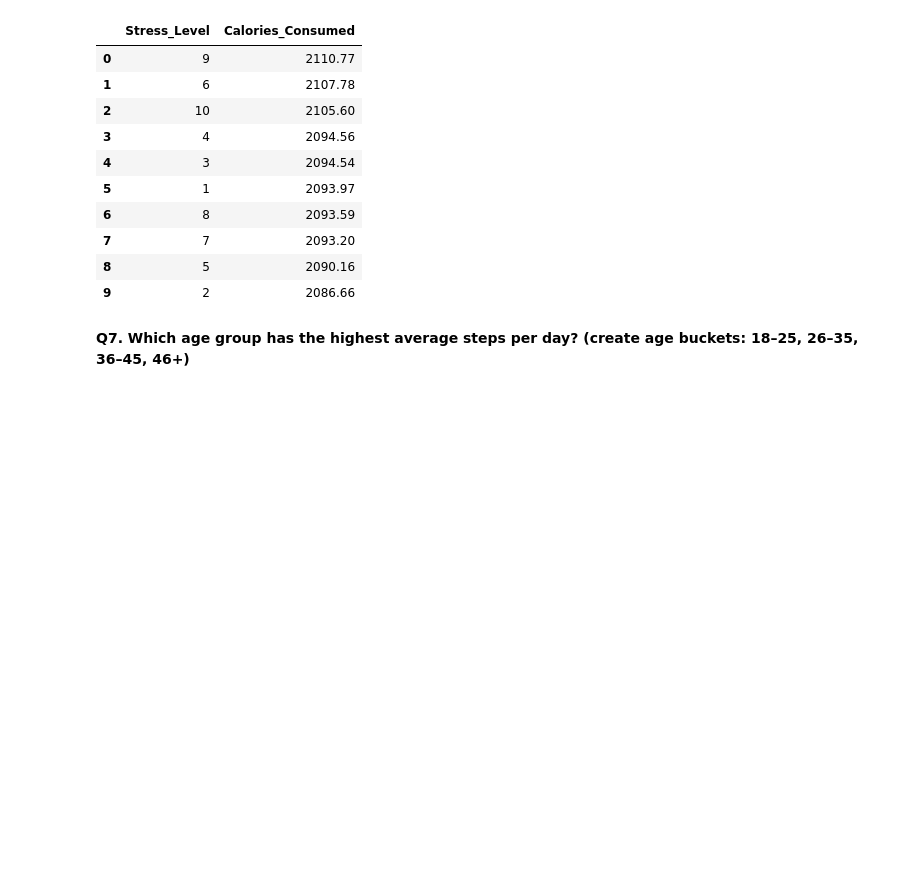
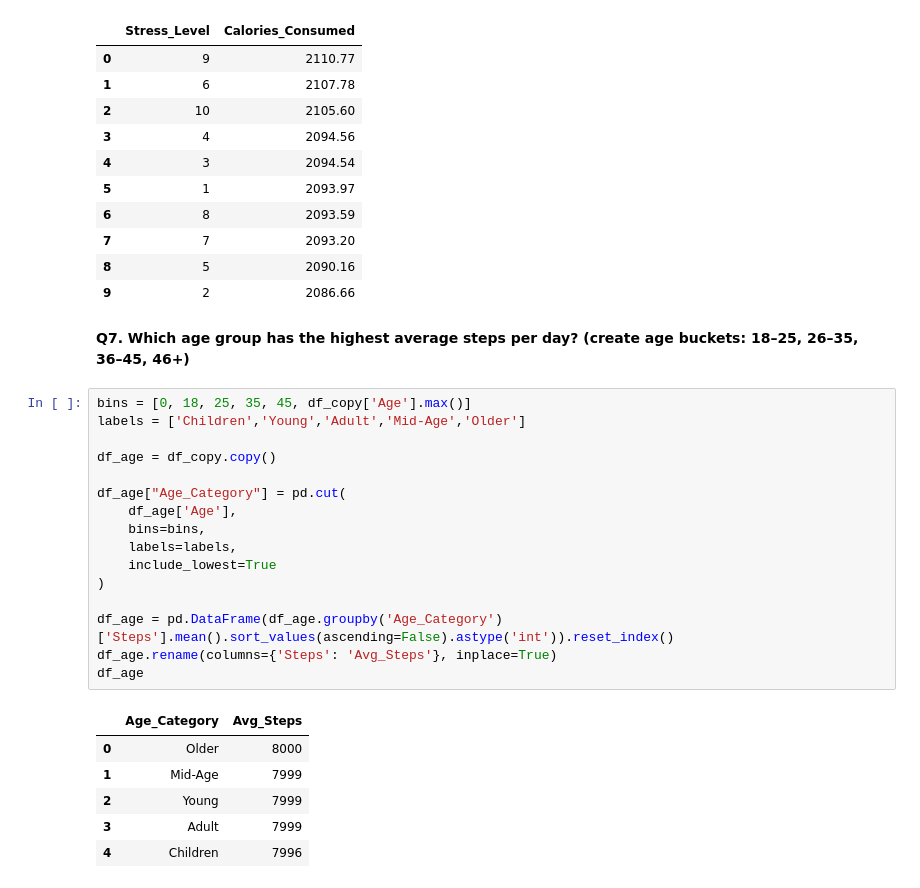
Before and after one commit to Abhaypanchal5/Data-Analytics-Portfolio, a Jupyter notebook: 04_End-To-End-Project/LifeStyle/NoteBook/LifeStyle.ipynb, the cells around one changed output. Drawn from its saved outputs; the diff is of its cells as text; blank space fills up the shorter version.

```diff
--- a/04_End-To-End-Project/LifeStyle/NoteBook/LifeStyle.ipynb
+++ b/04_End-To-End-Project/LifeStyle/NoteBook/LifeStyle.ipynb
@@ -296,3 +296,26 @@ df_stress
 | 9 | 2 | 2086.66 |
 # %% [markdown]
 **Q7. Which age group has the highest average steps per day? (create age buckets: 18–25, 26–35, 36–45, 46+)**
+# %%
+bins = [0, 18, 25, 35, 45, df_copy['Age'].max()]
+labels = ['Children','Young','Adult','Mid-Age','Older']
+
+df_age = df_copy.copy()
+
+df_age["Age_Category"] = pd.cut(
+    df_age['Age'],
+    bins=bins,
+    labels=labels,
+    include_lowest=True
+)
+
+df_age = pd.DataFrame(df_age.groupby('Age_Category')['Steps'].mean().sort_values(ascending=False).astype('int')).reset_index()
+df_age.rename(columns={'Steps': 'Avg_Steps'}, inplace=True)
+df_age
+# %% [output]
+|  | Age_Category | Avg_Steps |
+| 0 | Older | 8000 |
+| 1 | Mid-Age | 7999 |
+| 2 | Young | 7999 |
+| 3 | Adult | 7999 |
+| 4 | Children | 7996 |
```
